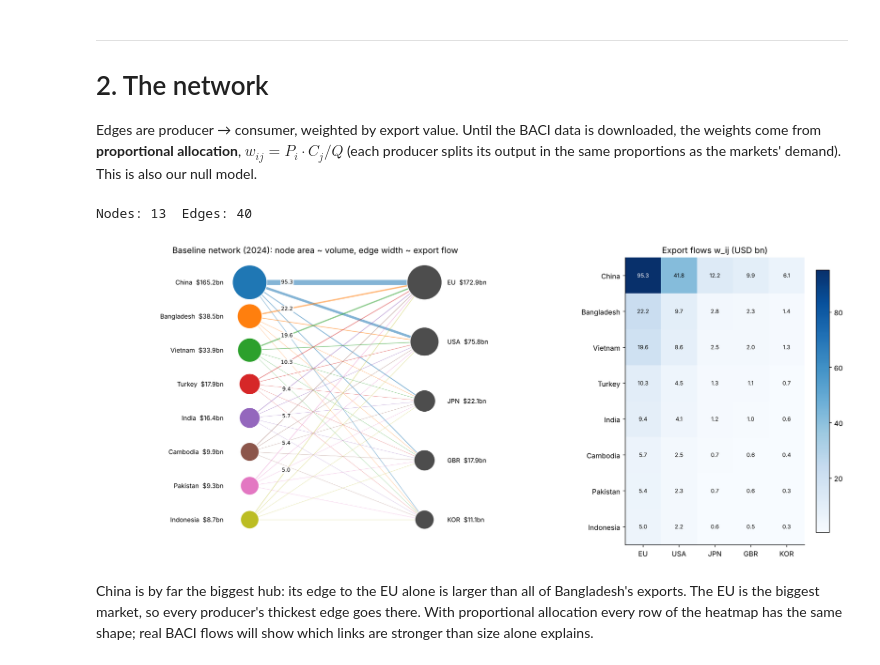
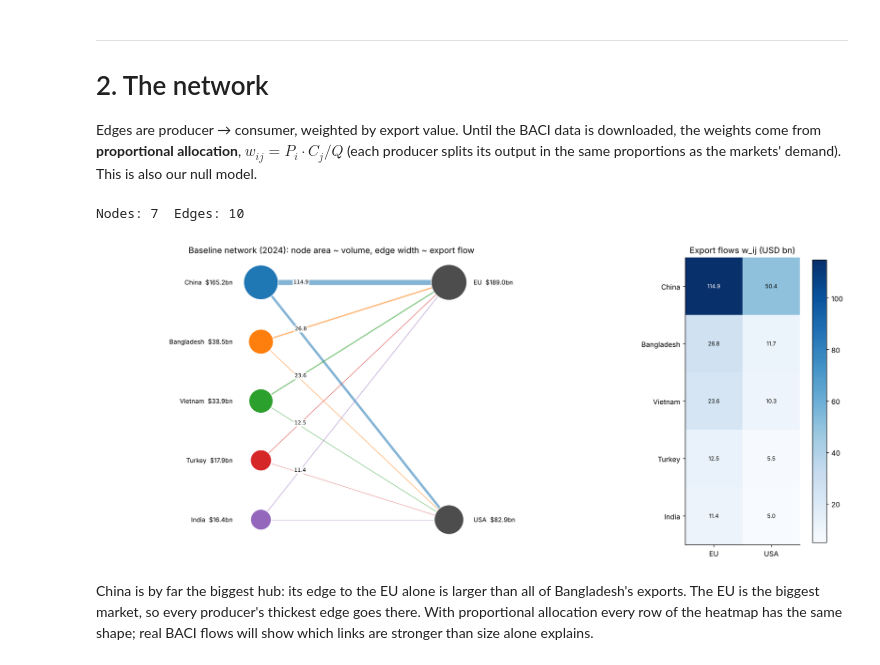
Before and after one commit to radiah23/Modeling-Fast-Fashion-Supply-Chain, a Jupyter notebook: Networks_FP_Model2.ipynb, the cells around one changed output. Drawn from its saved outputs; the diff is of its cells as text; code cells hidden in the pictures.

```diff
--- a/Networks_FP_Model2.ipynb
+++ b/Networks_FP_Model2.ipynb
@@ -53,7 +50,17 @@ edges = pd.read_csv(f"{DATA}/edges_estimated.csv")
 events = pd.read_csv(f"{DATA}/events.csv")
 
 # Order producers from biggest to smallest exporter, so every plot uses the same order
-prod = prod.sort_values("exports_2024_usd_bn", ascending=False)
+# MODEL SCOPE: the top 5 producers and the 2 biggest markets (change here to widen the model)
+N_PRODUCERS = 5                      # China, Bangladesh, Vietnam, Turkey, India (top 5 exporters 2024)
+MARKETS = ["EU", "USA"]              # the two biggest importers (35.8% and 15.7% of world imports)
+
+prod = prod.sort_values("exports_2024_usd_bn", ascending=False).head(N_PRODUCERS)
+cons = cons.loc[MARKETS].copy()
+
+# Closed system: total demand = total production, split by the markets' share of imports
+cons["share"] = cons.imports_2023_usd_bn / cons.imports_2023_usd_bn.sum()
+cons["demand_model_usd_bn"] = cons.share * prod.exports_2024_usd_bn.sum()
+
 PRODUCERS = list(prod.index)
 CONSUMERS = list(cons.index)
 
@@ -65,7 +72,7 @@ print("PRODUCTION COUNTRIES")
 display(prod[["country", "exports_2024_usd_bn", "world_share_2024_pct", "wage_usd_month",
               "safety_score_0_10", "env_regulation_E_0_10", "capacity_usd_bn"]])
 print("\nCONSUMER MARKETS")
-display(cons)
+display(cons[["market", "imports_2023_usd_bn", "share", "demand_model_usd_bn"]].round(3))
 
 # Closed system check: total production must equal total demand (balance equation)
 print(f"\nTotal production: ${prod.exports_2024_usd_bn.sum():.1f}bn"
@@ -118,12 +119,12 @@ D0 = cons.demand_model_usd_bn.to_dict()      # baseline demand
 G0 = build_network(P0, D0)
 print("Nodes:", G0.number_of_nodes(), " Edges:", G0.number_of_edges())
 # %% [output]
-Nodes: 13  Edges: 40
+Nodes: 7  Edges: 10
 # %%
 def draw_network(G, title, ax, label_top=8, ref=None):
     """Two-column layout: producers left (sorted by size), markets right.
     Node area ~ volume, edge width ~ weight, each producer's biggest flow gets a label
-    (labelling all 40 edges makes the plot unreadable; the heatmap shows every value).
+    (the heatmap next to it shows every value).
     ref = baseline network: nodes that lost production are drawn with a dashed ring."""
     prods = [n for n in PRODUCERS if n in G]
     conss = [n for n in CONSUMERS if n in G]
@@ -158,34 +159,34 @@ def draw_network(G, title, ax, label_top=8, ref=None):
     for n in conss:
         x, y = pos[n]
         ax.text(x + 0.13, y, f"{n}  ${G.nodes[n]['demand']:.1f}bn", ha="left", va="center", fontsize=9)
 
     # one label per producer: its largest flow, written near the producer end of the edge
     # (edges fan out there, so labels never stack; the heatmap shows every value)
     top = [max(G.out_edges(n, data=True), key=lambda e: e[2]["weight"]) for n in prods][:label_top]
     nx.draw_networkx_edge_labels(G, pos, ax=ax, label_pos=0.2, font_size=7.5, rotate=False,
         edge_labels={(u, v): f"{d['weight']:.1f}" for u, v, d in top},
         bbox=dict(boxstyle="round,pad=0.15", fc="white", ec="none", alpha=0.9))
     ax.set_xlim(-0.85, 1.6); ax.set_title(title); ax.axis("off")
 
 def draw_heatmap(G, ax, title="Export flows w_ij (USD bn)"):
     """Every edge weight as a matrix: rows = producers, columns = markets."""
     W = np.array([[G[i][j]["weight"] for j in CONSUMERS] for i in PRODUCERS])
     im = ax.imshow(W, cmap="Blues")
     ax.set_xticks(range(len(CONSUMERS)), CONSUMERS)
     ax.set_yticks(range(len(PRODUCERS)), [prod.loc[i, "country"] for i in PRODUCERS])
     for r in range(W.shape[0]):
         for c in range(W.shape[1]):
             ax.text(c, r, f"{W[r,c]:.1f}", ha="center", va="center", fontsize=8,
                     color="white" if W[r, c] > W.max() / 2 else "black")
     ax.grid(False); ax.set_title(title)
     plt.colorbar(im, ax=ax, fraction=0.046, pad=0.04)
 
 fig, ax = plt.subplots(1, 2, figsize=(15, 6.5), gridspec_kw={"width_ratios": [1.5, 1]})
 draw_network(G0, "Baseline network (2024): node area ~ volume, edge width ~ export flow", ax[0])
 draw_heatmap(G0, ax[1])
 plt.tight_layout(); plt.show()
 # %% [output]
-[figure, old version]
+[figure, new version]
 # %% [markdown]
 China is by far the biggest hub: its edge to the EU alone is larger than all of Bangladesh's exports. The EU is the biggest market, so every producer's thickest edge goes there. With proportional allocation every row of the heatmap has the same shape; real BACI flows will show which links are stronger than size alone explains.
 # %% [markdown]
```
Also changed, not shown: parts of 18 cells of this notebook, 1 other file.
